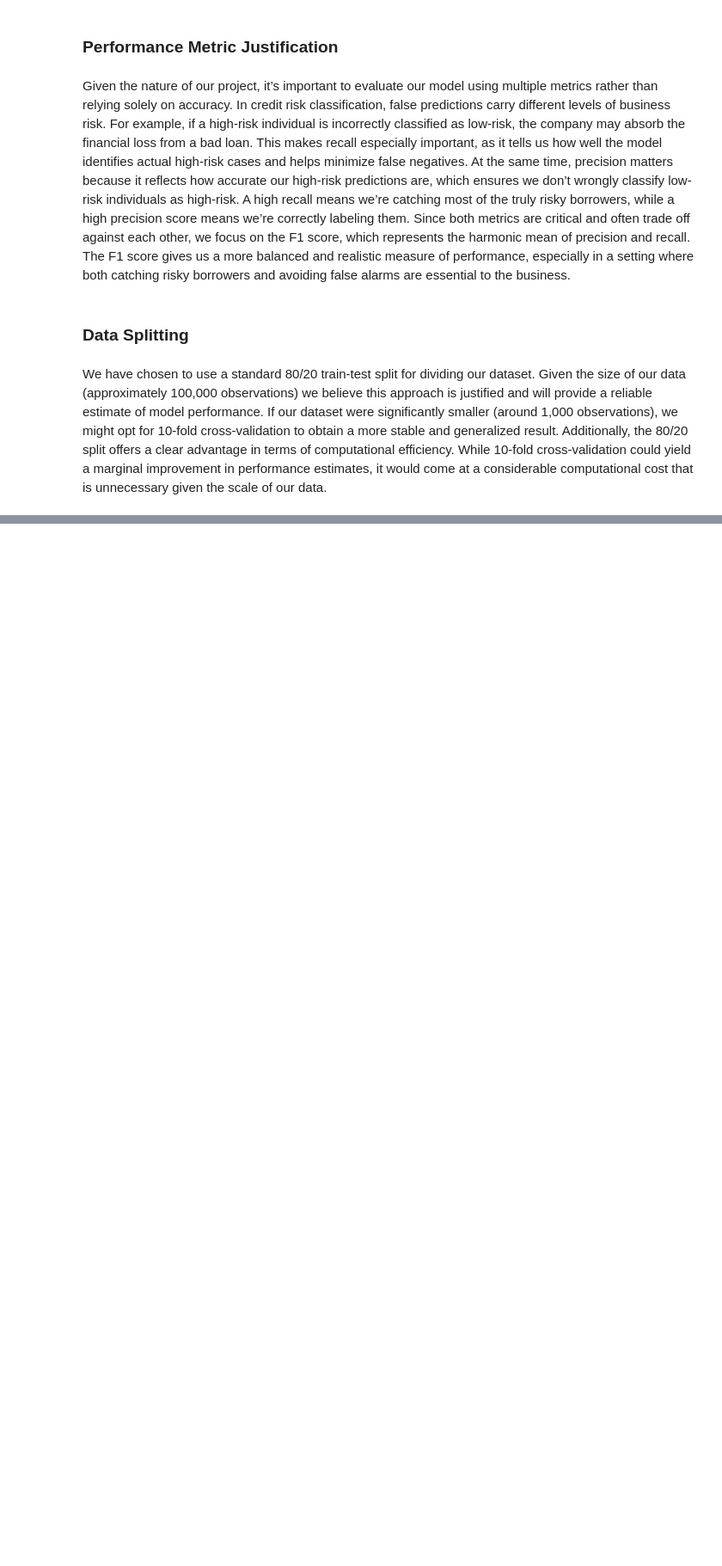
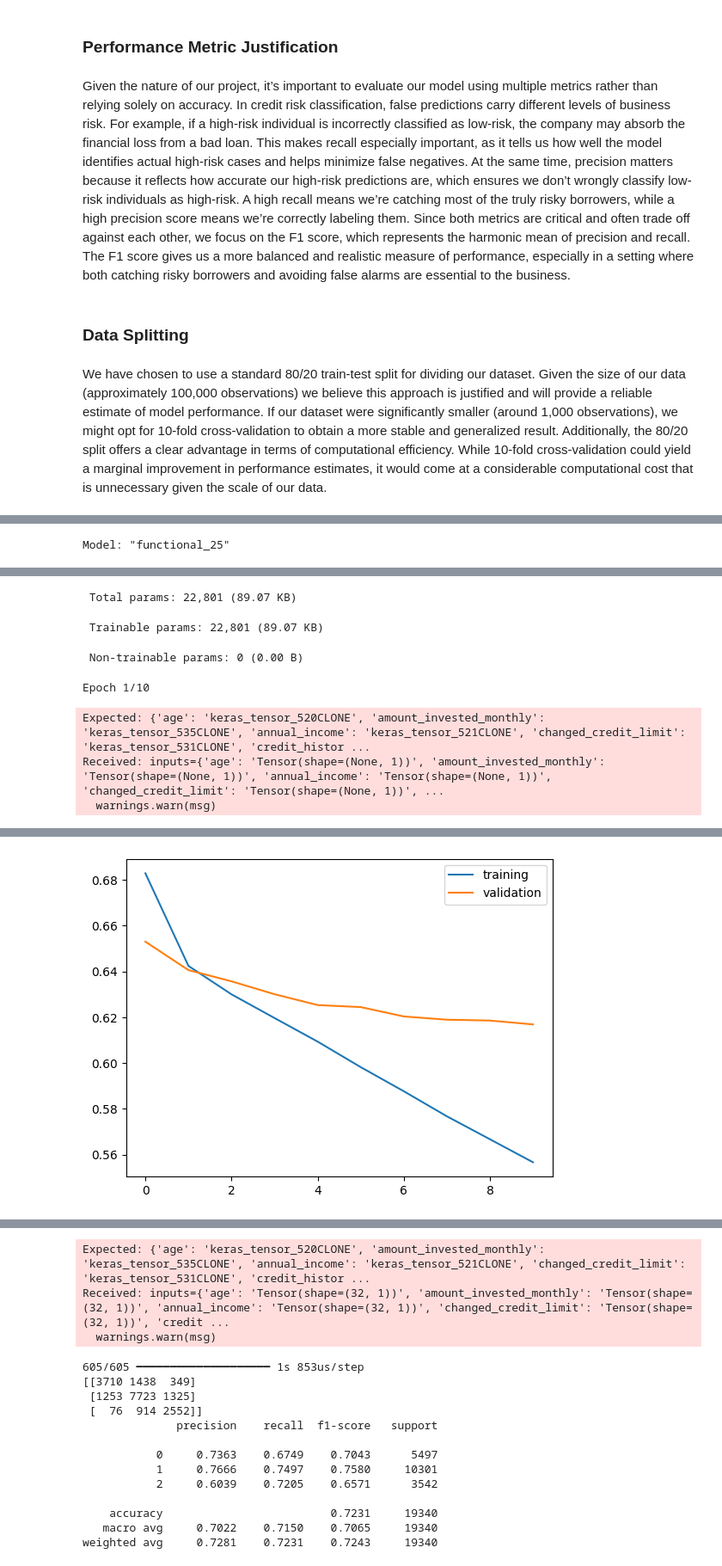
Before and after one commit to colew658/wide_and_deep_nn, a Jupyter notebook: credit_score_nn.ipynb, the cells around one changed output, grey strips where cells are left out. Shown: that part at 86% size. Saved outputs shown, nothing was run; the diff lists cells and outputs as text; code cells hidden in the pictures; blank space fills up the shorter version.

```diff
--- a/credit_score_nn.ipynb
+++ b/credit_score_nn.ipynb
@@ -379,0 +597,18 @@ Epoch 10/10
+# %%
+crosses = []
+
+hidden_units = [128, 64, 32]
+
+training_model = build_wide_deep_networks(crosses, hidden_units)
+
+
+history = training_model.fit(
+    processed_train_ds,
+    epochs=10,
+    validation_data=processed_test_ds,
+    verbose=2,
+)
+plot()
+get_performance()
+# %% [output]
+Model: "functional_25"
@@ -379,0 +632,7 @@ Epoch 10/10
+ Total params: 22,801 (89.07 KB)
+ Trainable params: 22,801 (89.07 KB)
+ Non-trainable params: 0 (0.00 B)
+Epoch 1/10
+Expected: {'age': 'keras_tensor_520CLONE', 'amount_invested_monthly': 'keras_tensor_535CLONE', 'annual_income': 'keras_tensor_521CLONE', 'changed_credit_limit': 'keras_tensor_531CLONE', 'credit_histor ...
+Received: inputs={'age': 'Tensor(shape=(None, 1))', 'amount_invested_monthly': 'Tensor(shape=(None, 1))', 'annual_income': 'Tensor(shape=(None, 1))', 'changed_credit_limit': 'Tensor(shape=(None, 1))', ...
+  warnings.warn(msg)
@@ -379,0 +658 @@ Epoch 10/10
+[figure, added]
@@ -379,0 +660,16 @@ Epoch 10/10
+Expected: {'age': 'keras_tensor_520CLONE', 'amount_invested_monthly': 'keras_tensor_535CLONE', 'annual_income': 'keras_tensor_521CLONE', 'changed_credit_limit': 'keras_tensor_531CLONE', 'credit_histor ...
+Received: inputs={'age': 'Tensor(shape=(32, 1))', 'amount_invested_monthly': 'Tensor(shape=(32, 1))', 'annual_income': 'Tensor(shape=(32, 1))', 'changed_credit_limit': 'Tensor(shape=(32, 1))', 'credit ...
+  warnings.warn(msg)
+605/605 ━━━━━━━━━━━━━━━━━━━━ 1s 853us/step
+[[3710 1438  349]
+ [1253 7723 1325]
+ [  76  914 2552]]
+              precision    recall  f1-score   support
+
+           0     0.7363    0.6749    0.7043      5497
+           1     0.7666    0.7497    0.7580     10301
+           2     0.6039    0.7205    0.6571      3542
+
+    accuracy                         0.7231     19340
+   macro avg     0.7022    0.7150    0.7065     19340
+weighted avg     0.7281    0.7231    0.7243     19340
```
Also changed, not shown: parts of 31 cells of this notebook.
